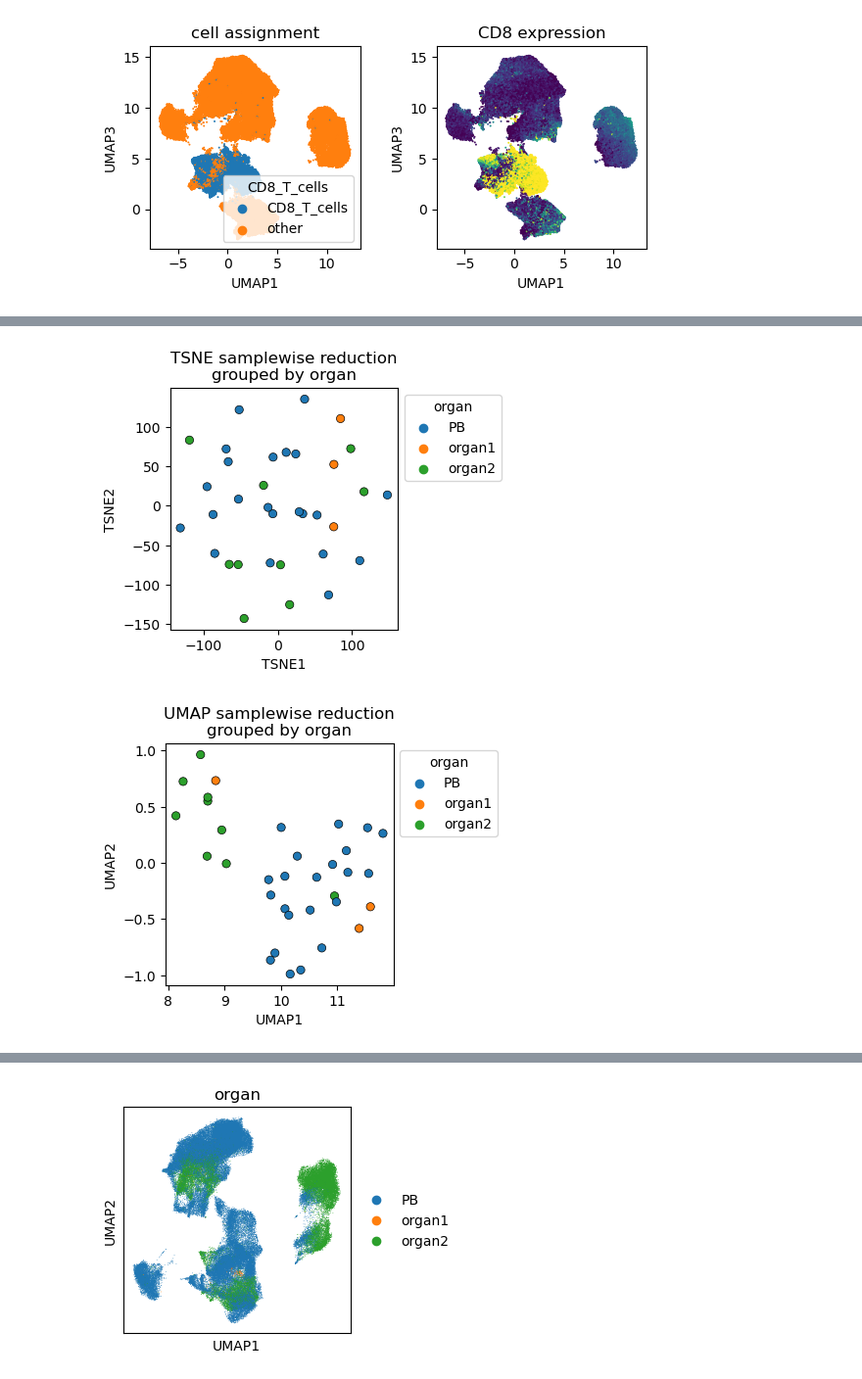
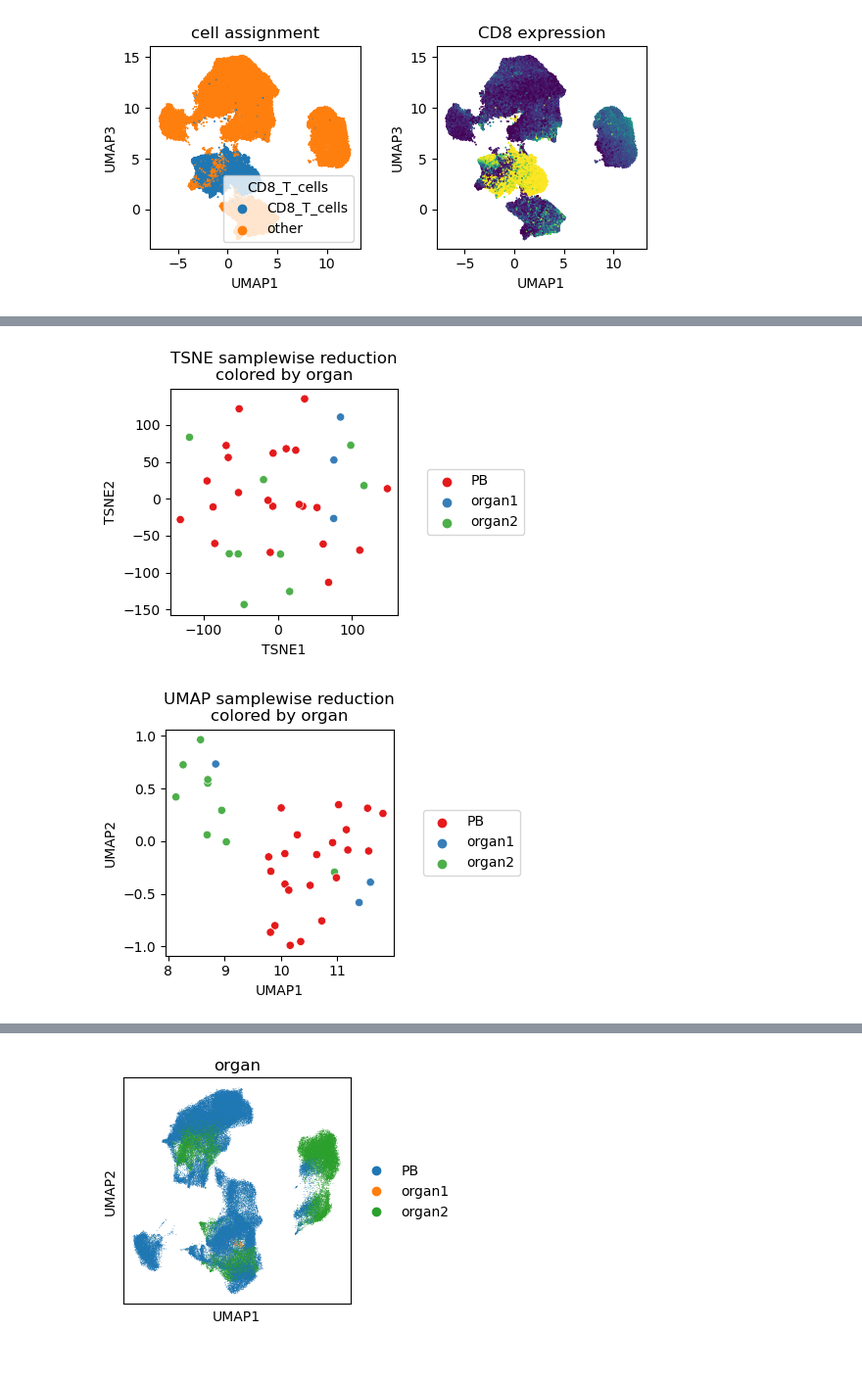
Before and after one commit to rgb-lab/FACSPy, a Jupyter notebook: vignettes/_readme/readme_image_generation.ipynb, the cells around one changed output, grey strips where cells are left out. Shown at 98% size. Saved outputs shown, nothing was run; the diff lists cells and outputs as text; code cells hidden in the pictures.

```diff
--- a/vignettes/_readme/readme_image_generation.ipynb
+++ b/vignettes/_readme/readme_image_generation.ipynb
@@ -9,6 +7,8 @@ warnings.filterwarnings(
 # %%
 import FACSPy as fp
 from matplotlib import pyplot as plt
+# %%
+fp.settings.tight_layout = False
 # %%
 output_dir = "../../FACSPy/img/"
 # %%
@@ -414,23 +436,23 @@ fp.pl.mds_samplewise(dataset,
 # %%
 fp.tl.tsne_samplewise(dataset,
                      use_only_fluo = True,
                      exclude = None)
 ### next, we use the according plotting function to display
 fp.pl.tsne_samplewise(dataset,
-                     groupby = "organ",
+                     color = "organ",
                      save = f"{output_dir}tsne_samplewise.png")
 # %% [output]
-[figure, old version]
+[figure, new version]
 # %%
 fp.tl.umap_samplewise(dataset,
                      use_only_fluo = True,
                      exclude = None)
 ### next, we use the according plotting function to display
 fp.pl.umap_samplewise(dataset,
-                     groupby = "organ",
+                     color = "organ",
                      save = f"{output_dir}umap_samplewise.png")
 # %% [output]
-[figure, old version]
+[figure, new version]
 # %%
 fp.pl.mfi(dataset,
           groupby = "organ",
```
Also changed, not shown: parts of 25 cells of this notebook.
